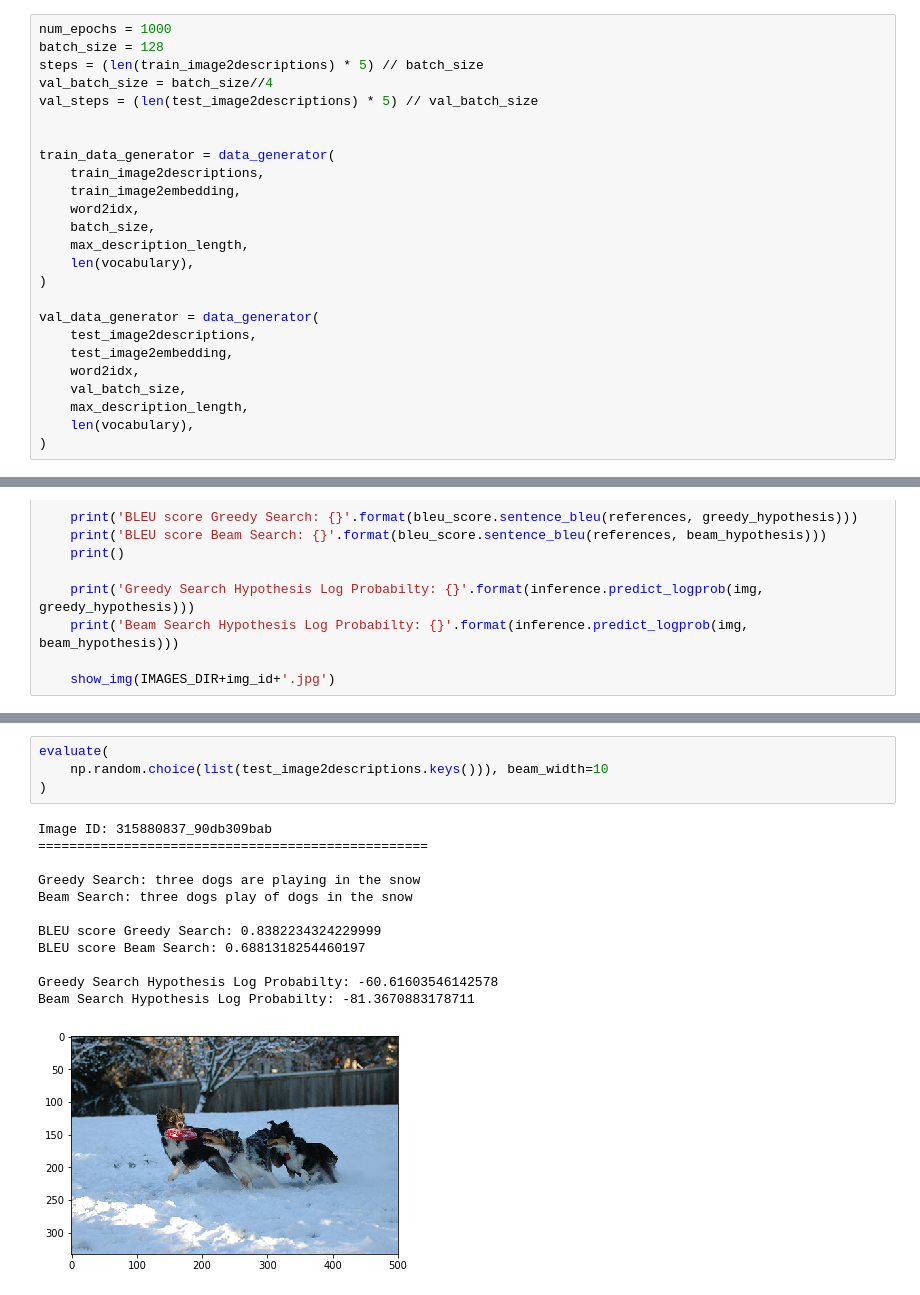
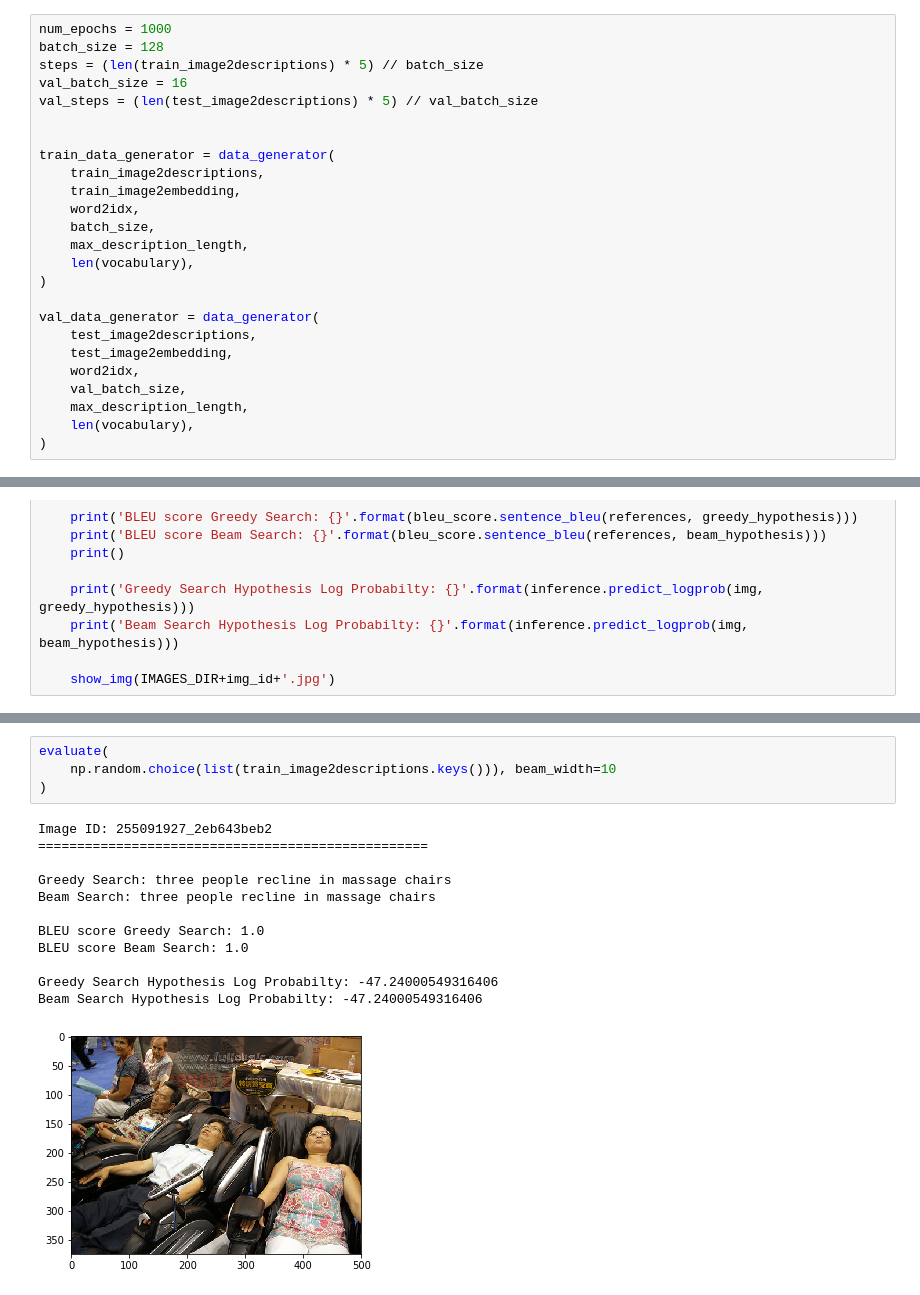
Before and after one commit to VIVelev/Image-Captioning, a Jupyter notebook: src/notebooks/train-eval.ipynb, the cells around one changed output, grey strips where cells are left out. Saved outputs shown, nothing was run; the diff lists cells and outputs as text.

```diff
--- a/src/notebooks/train-eval.ipynb
+++ b/src/notebooks/train-eval.ipynb
@@ -259,7 +262,7 @@ neural_image_captioning.model.compile(Adam(1e-5), loss='categorical_crossentropy
 num_epochs = 1000
 batch_size = 128
 steps = (len(train_image2descriptions) * 5) // batch_size
-val_batch_size = batch_size//4
+val_batch_size = 16
 val_steps = (len(test_image2descriptions) * 5) // val_batch_size
 
 
@@ -353,19 +369,19 @@ Beam Search Hypothesis Log Probabilty: -106.53521728515625
 # %%
 evaluate(
-    np.random.choice(list(test_image2descriptions.keys())), beam_width=10
+    np.random.choice(list(train_image2descriptions.keys())), beam_width=10
 )
 # %% [output]
-Image ID: 315880837_90db309bab
+Image ID: 255091927_2eb643beb2
 ==================================================
 
-Greedy Search: three dogs are playing in the snow
-Beam Search: three dogs play of dogs in the snow
+Greedy Search: three people recline in massage chairs
+Beam Search: three people recline in massage chairs
 
-BLEU score Greedy Search: 0.8382234324229999
-BLEU score Beam Search: 0.6881318254460197
+BLEU score Greedy Search: 1.0
+BLEU score Beam Search: 1.0
 
-Greedy Search Hypothesis Log Probabilty: -60.61603546142578
-Beam Search Hypothesis Log Probabilty: -81.3670883178711
+Greedy Search Hypothesis Log Probabilty: -47.24000549316406
+Beam Search Hypothesis Log Probabilty: -47.24000549316406
-[figure, old version]
+[figure, new version]
 # %%
 evaluate(
```
Also changed, not shown: parts of 9 cells of this notebook.
